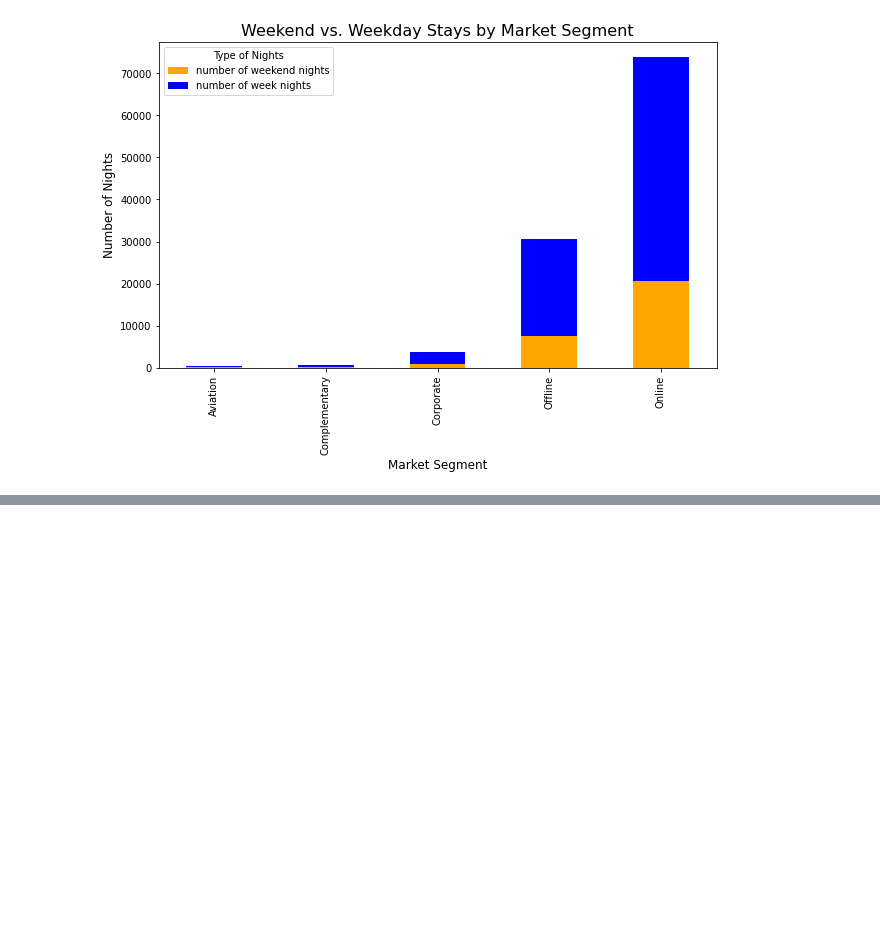
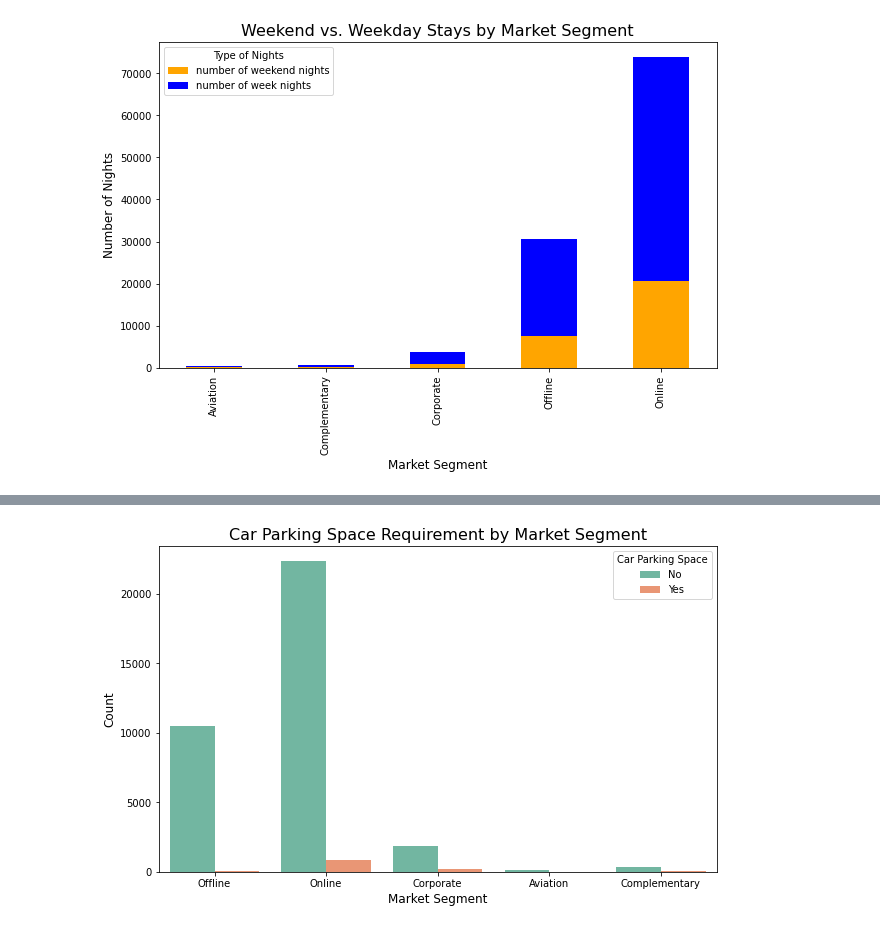
Before and after one commit to Cellula-Tech/Machine-Learning-2024-Winter-Intern-, a Jupyter notebook: cellula_first_task.ipynb, the cells around one changed output, grey strips where cells are left out. Drawn from its saved outputs; the diff is of its cells as text; code cells hidden in the pictures; blank space fills up the shorter version.

Commit message:
added Car Parking Space Requirement by Market Segment plot

```diff
--- a/cellula_first_task.ipynb
+++ b/cellula_first_task.ipynb
@@ -133,0 +137,14 @@ plt.show()
+# %%
+plt.figure(figsize=(10, 6))
+order = ['Offline', 'Online', 'Corporate', 'Aviation', 'Complementary']
+ax = sns.countplot(x='market segment type', hue='car parking space', data=df, palette='Set2', order=order)
+plt.title('Car Parking Space Requirement by Market Segment', fontsize=16)
+plt.xlabel('Market Segment', fontsize=12)
+plt.ylabel('Count', fontsize=12)
+handles, labels = ax.get_legend_handles_labels()
+new_labels = ['No', 'Yes']  # Customize the labels as needed
+ax.legend(handles, new_labels, title='Car Parking Space')
+
+plt.show()
+# %% [output]
+[figure, added]
```
Also changed, not shown: parts of 1 cell of this notebook.
